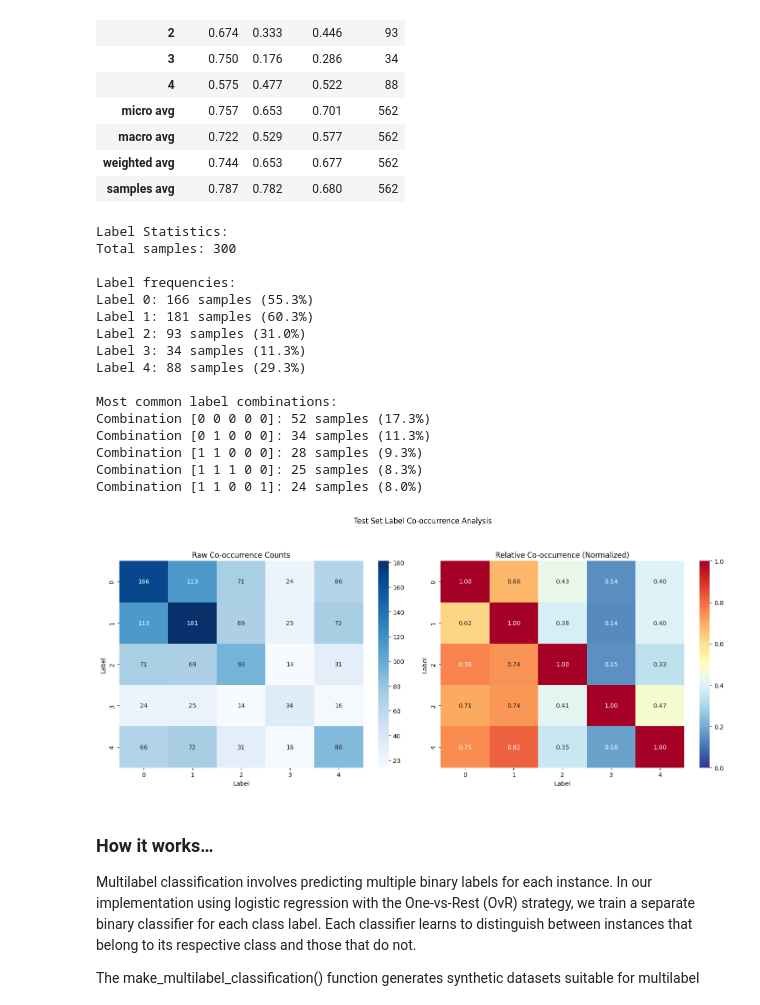
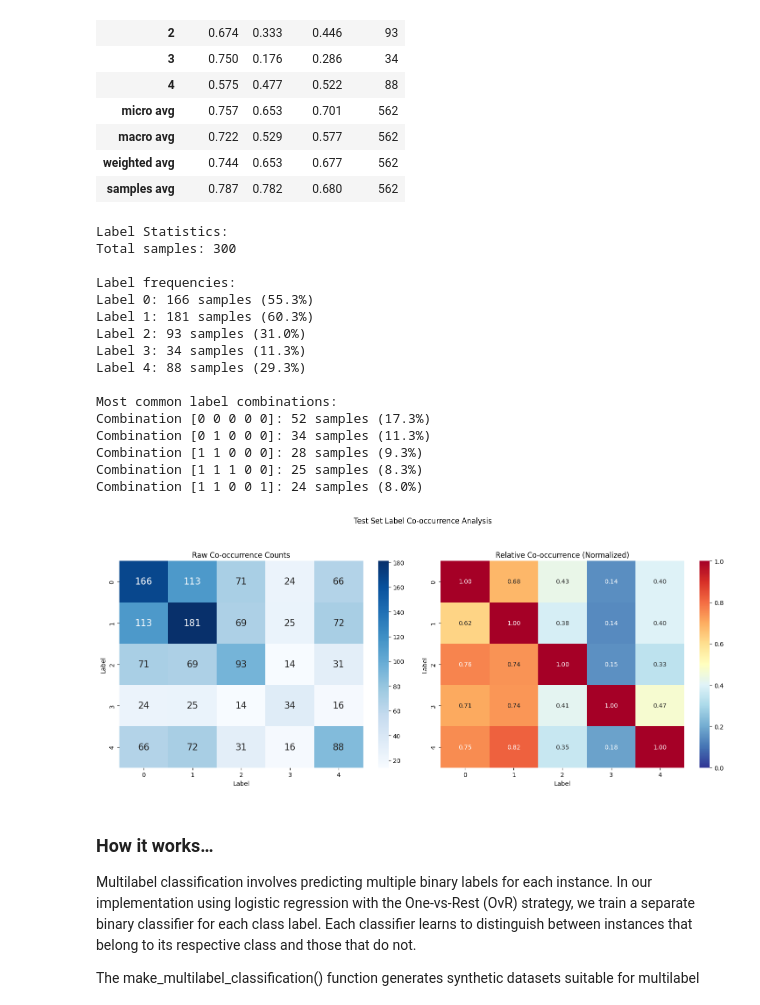
Before and after one commit to PacktPublishing/Scikit-Learn-Cookbook-Third-Edition, a Jupyter notebook: Chapter 6 Advanced Logistic Regression and Extensions.ipynb, the cells around one changed output. Drawn from its saved outputs; the diff is of its cells as text; code cells hidden in the pictures.

```diff
--- a/Chapter 6 Advanced Logistic Regression and Extensions.ipynb
+++ b/Chapter 6 Advanced Logistic Regression and Extensions.ipynb
@@ -443,14 +445,16 @@ def plot_label_cooccurrence(y, title="Label Co-occurrence Analysis"):
     fig, (ax1, ax2) = plt.subplots(1, 2, figsize=(15, 6))
 
     # Plot raw co-occurrence
-    sns.heatmap(cooccurrence, annot=True, fmt='d', cmap='Blues', ax=ax1)
+    sns.heatmap(cooccurrence, annot=True, fmt='d', cmap='Blues',
+                ax=ax1, annot_kws={"fontsize": 15})
     ax1.set_title('Raw Co-occurrence Counts')
     ax1.set_xlabel('Label')
     ax1.set_ylabel('Label')
 
     # Plot relative co-occurrence
     sns.heatmap(relative_cooccurrence, annot=True, fmt='.2f',
-                cmap='RdYlBu_r', ax=ax2, vmin=0, vmax=1)
+                cmap='RdYlBu_r', ax=ax2, annot_kws={"fontsize": 10},
+                vmin=0, vmax=1)
     ax2.set_title('Relative Co-occurrence (Normalized)')
     ax2.set_xlabel('Label')
     ax2.set_ylabel('Label')
@@ -468,34 +472,34 @@ def plot_label_cooccurrence(y, title="Label Co-occurrence Analysis"):
         print(f"Label {i}: {count} samples ({percentage:.1f}%)")
 
     print("\nMost common label combinations:")
     # Get unique combinations and their counts
     unique_combinations = np.unique(y, axis=0, return_counts=True)
     sorted_idx = np.argsort(-unique_combinations[1])  # Sort by count (descending)
     for combo, count in zip(unique_combinations[0][sorted_idx][:5],
                           unique_combinations[1][sorted_idx][:5]):
         percentage = count / len(y) * 100
         print(f"Combination {combo}: {count} samples ({percentage:.1f}%)")
 
 # Use the function on your test data
 plot_label_cooccurrence(y_test, "Test Set Label Co-occurrence Analysis")
 # %% [output]
 Label Statistics:
 Total samples: 300
 
 Label frequencies:
 Label 0: 166 samples (55.3%)
 Label 1: 181 samples (60.3%)
 Label 2: 93 samples (31.0%)
 Label 3: 34 samples (11.3%)
 Label 4: 88 samples (29.3%)
 
 Most common label combinations:
 Combination [0 0 0 0 0]: 52 samples (17.3%)
 Combination [0 1 0 0 0]: 34 samples (11.3%)
 Combination [1 1 0 0 0]: 28 samples (9.3%)
 Combination [1 1 1 0 0]: 25 samples (8.3%)
 Combination [1 1 0 0 1]: 24 samples (8.0%)
-[figure, old version]
+[figure, new version]
 # %% [markdown]
 ### How it works…
 
```
Also changed, not shown: parts of 3 cells of this notebook.
